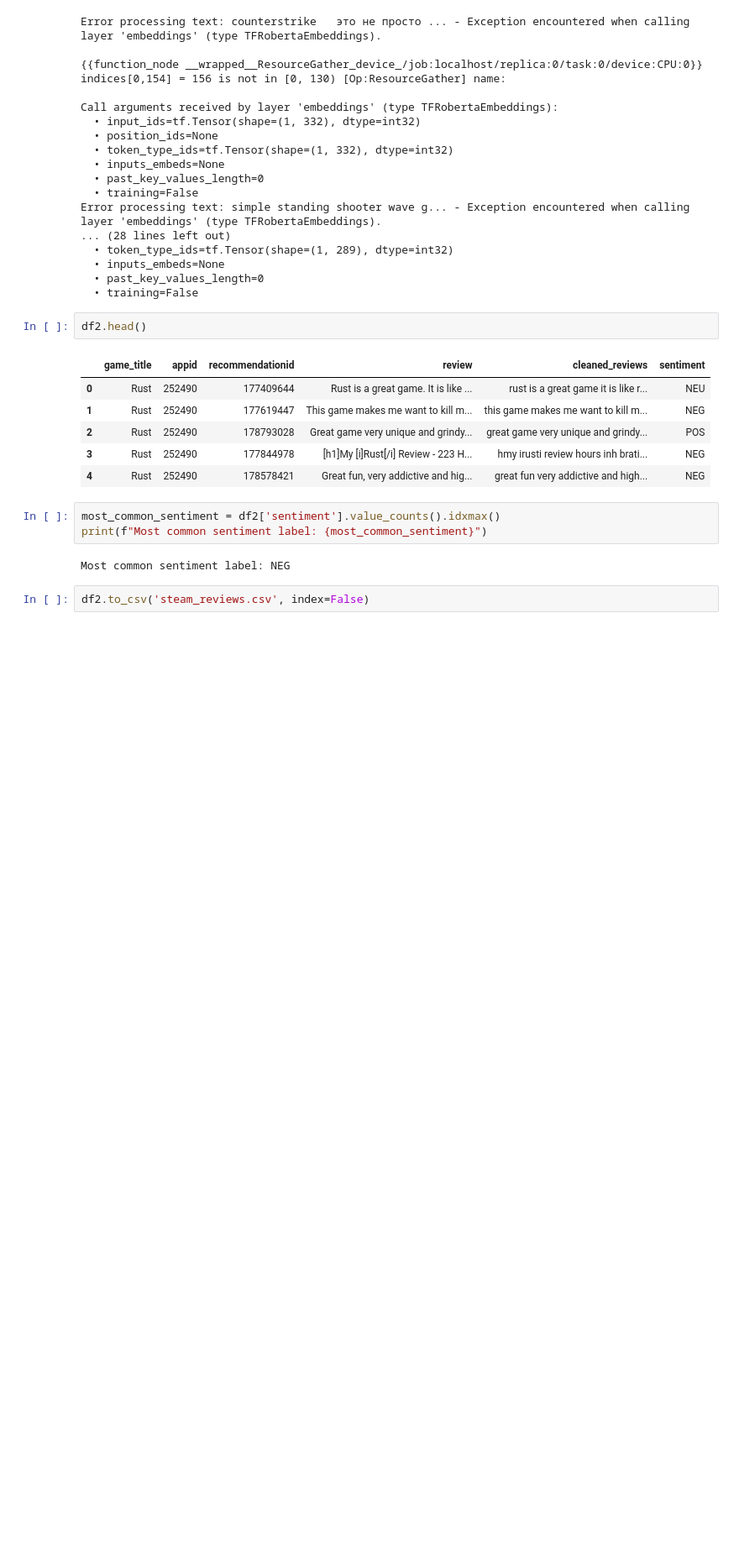
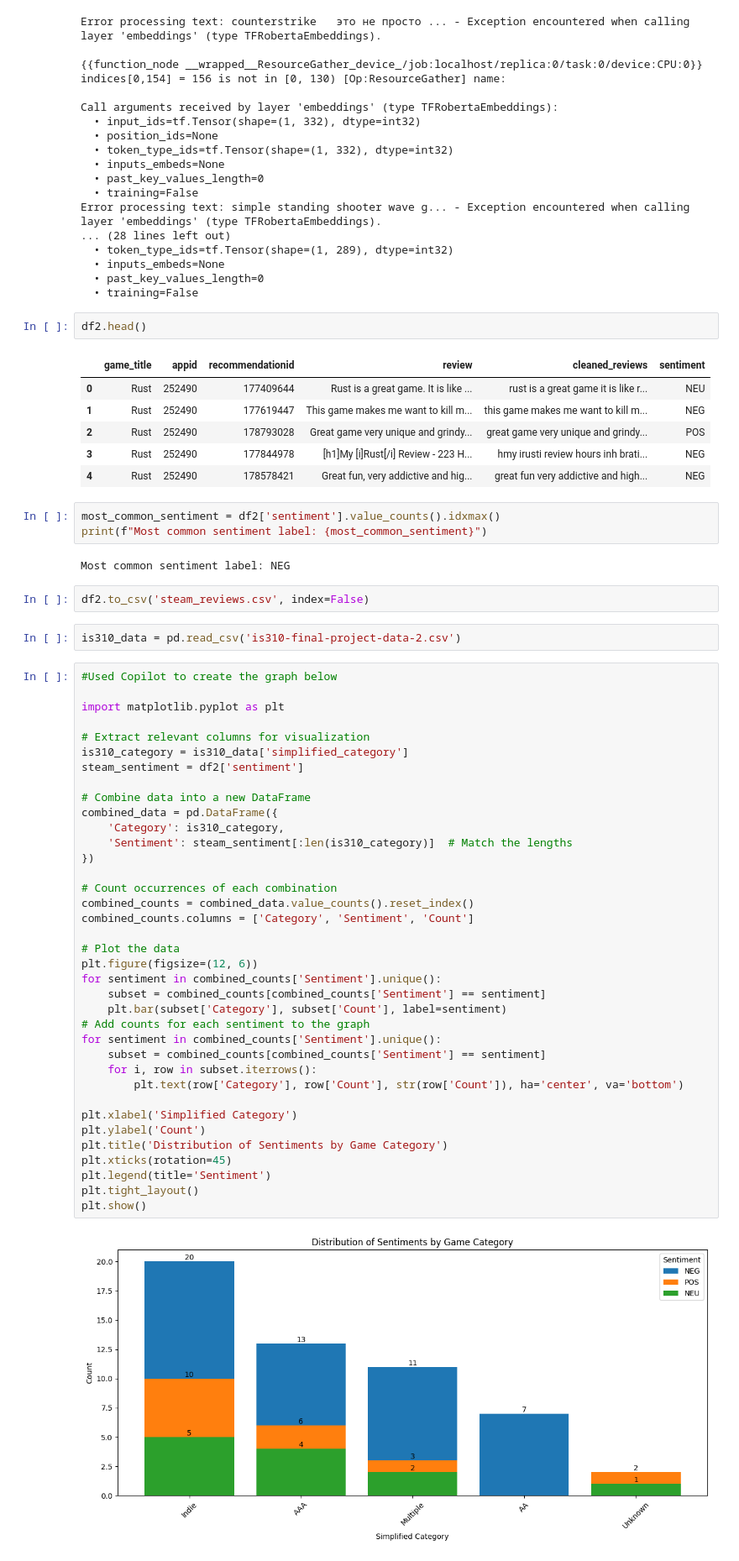
Before and after one commit to evanp28/is310-final-project, a Jupyter notebook: steam_reviews.ipynb, the cells around one changed output. Shown at 84% size. Drawn from its saved outputs; the diff is of its cells as text; blank space fills up the shorter version.

```diff
--- a/steam_reviews.ipynb
+++ b/steam_reviews.ipynb
@@ -297,3 +297,44 @@ print(f"Most common sentiment label: {most_common_sentiment}")
 Most common sentiment label: NEG
 # %%
 df2.to_csv('steam_reviews.csv', index=False)
+# %%
+is310_data = pd.read_csv('is310-final-project-data-2.csv')
+# %%
+#Used Copilot to create the graph below
+
+import matplotlib.pyplot as plt
+
+# Extract relevant columns for visualization
+is310_category = is310_data['simplified_category']
+steam_sentiment = df2['sentiment']
+
+# Combine data into a new DataFrame
+combined_data = pd.DataFrame({
+    'Category': is310_category,
+    'Sentiment': steam_sentiment[:len(is310_category)]  # Match the lengths
+})
+
+# Count occurrences of each combination
+combined_counts = combined_data.value_counts().reset_index()
+combined_counts.columns = ['Category', 'Sentiment', 'Count']
+
+# Plot the data
+plt.figure(figsize=(12, 6))
+for sentiment in combined_counts['Sentiment'].unique():
+    subset = combined_counts[combined_counts['Sentiment'] == sentiment]
+    plt.bar(subset['Category'], subset['Count'], label=sentiment)
+# Add counts for each sentiment to the graph
+for sentiment in combined_counts['Sentiment'].unique():
+    subset = combined_counts[combined_counts['Sentiment'] == sentiment]
+    for i, row in subset.iterrows():
+        plt.text(row['Category'], row['Count'], str(row['Count']), ha='center', va='bottom')
+
+plt.xlabel('Simplified Category')
+plt.ylabel('Count')
+plt.title('Distribution of Sentiments by Game Category')
+plt.xticks(rotation=45)
+plt.legend(title='Sentiment')
+plt.tight_layout()
+plt.show()
+# %% [output]
+[figure, added]
```
Also changed, not shown: parts of 2 cells of this notebook.
